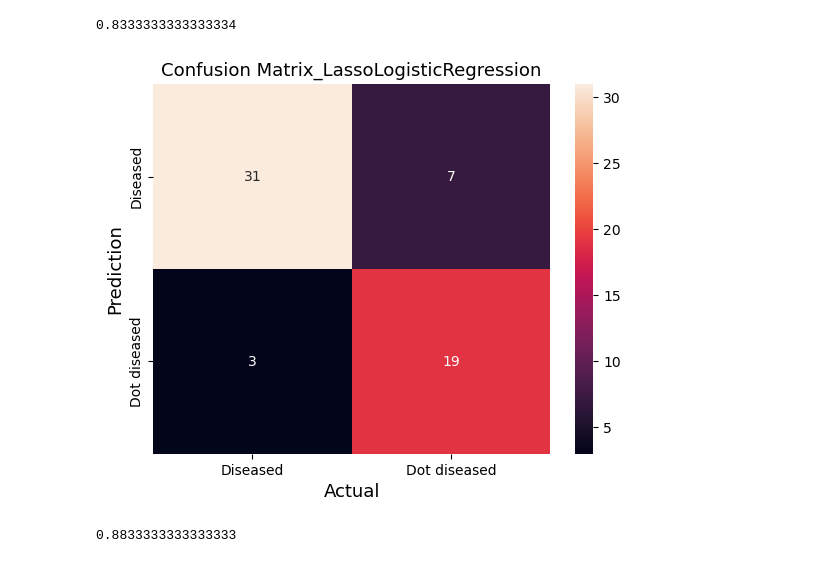
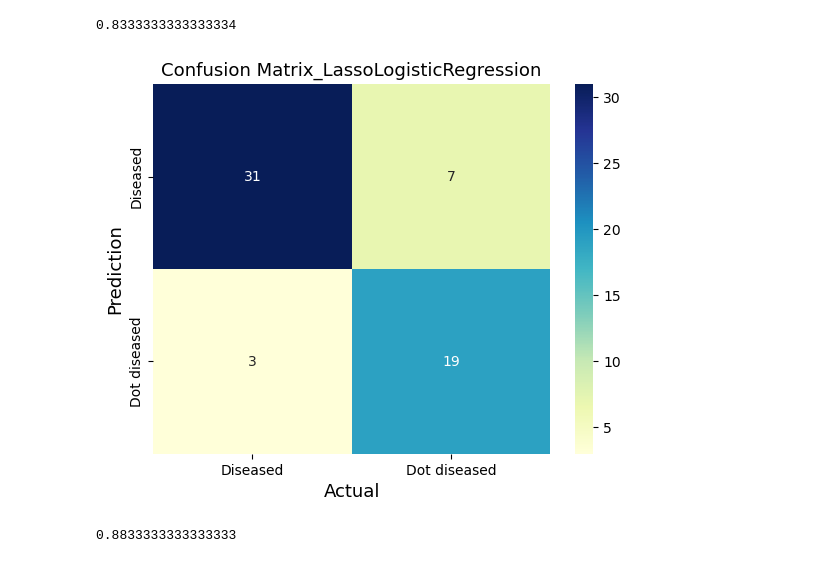
Before and after one commit to jesslin722/ME276DS-Final_Project, a Jupyter notebook: E276_Final_Project_finalversion.ipynb, the cells around one changed output. Saved outputs shown, nothing was run; the diff lists cells and outputs as text; code cells hidden in the pictures.

```diff
--- a/E276_Final_Project_finalversion.ipynb
+++ b/E276_Final_Project_finalversion.ipynb
@@ -394,16 +394,16 @@ print(lasso_test)
 # %%
 from sklearn.metrics import confusion_matrix
 confm = confusion_matrix(ytest,yhat)
 sns.heatmap(confm, annot=True,
-            fmt='g',
+            cmap="YlGnBu",
             xticklabels= ['Diseased','Dot diseased'],
             yticklabels= ['Diseased','Dot diseased'])
 plt.ylabel('Prediction',fontsize=13)
 plt.xlabel('Actual',fontsize=13)
 plt.title('Confusion Matrix_LassoLogisticRegression',fontsize=13)
 plt.savefig('Confusion Matrix_LassoLogisticRegression')
 # %% [output]
-[figure, old version]
+[figure, new version]
 # %%
 """
 After we get the weighted for each features, we can apply dimension reduction to the data set.
```
Also changed, not shown: parts of 5 cells of this notebook, 8 other files.
